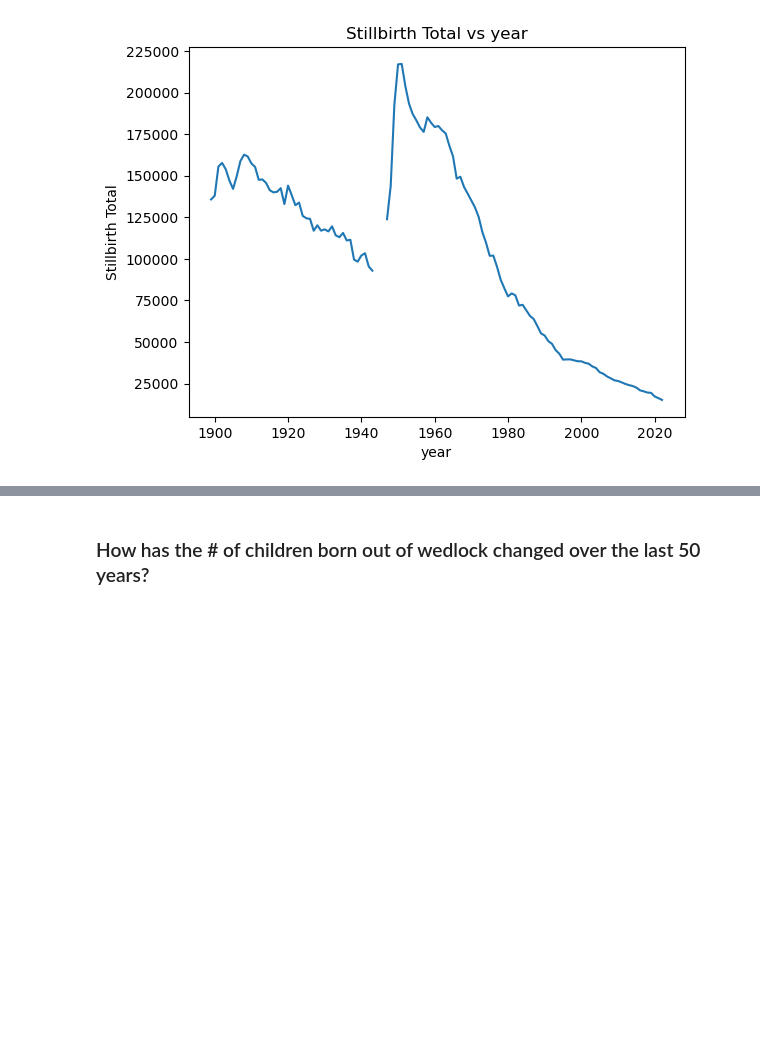
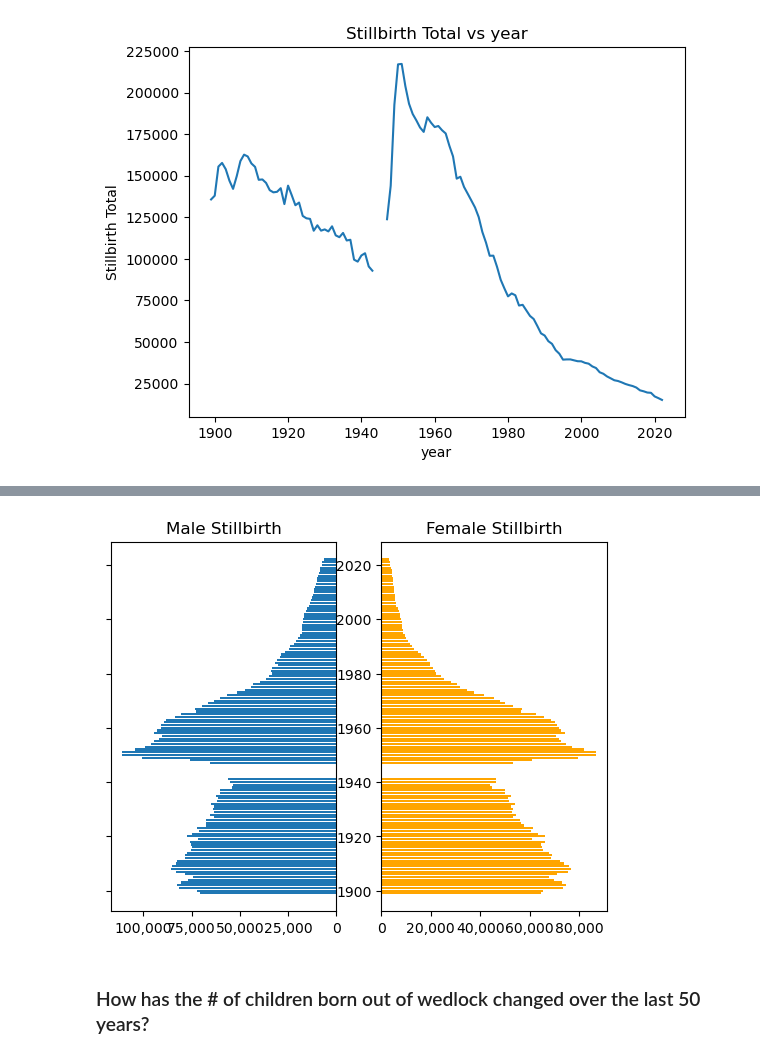
Before and after one commit to schr0841/project-1-group-7, a Jupyter notebook: project1group7.ipynb, the cells around one changed output, grey strips where cells are left out. Drawn from its saved outputs; the diff is of its cells as text; code cells hidden in the pictures; blank space fills up the shorter version.

```diff
--- a/project1group7.ipynb
+++ b/project1group7.ipynb
@@ -71,3 +79,16 @@ plt.show()
+# %%
+fig, (ax1, ax2) = plt.subplots(ncols=2)
+ax1.barh(japan_pd["year"], japan_pd["stillbirth_male"], align='center')
+ax2.barh(japan_pd["year"], japan_pd["stillbirth_female"], align='center', color="orange")
+ax1.invert_xaxis()
+ax1.set_title("Male Stillbirth")
+ax2.set_title("Female Stillbirth")
+ax1.yaxis.set_ticklabels([])
+ax1.xaxis.set_major_formatter(plt.FuncFormatter(lambda x, loc: "{:,}".format(int(x))))
+ax2.xaxis.set_major_formatter(plt.FuncFormatter(lambda x, loc: "{:,}".format(int(x))))
+plt.show()
+# %% [output]
+[figure, added]
 # %% [markdown]
 ### How has the # of children born out of wedlock changed over the last 50 years?
 # %%
```
Also changed, not shown: parts of 1 cell of this notebook.
